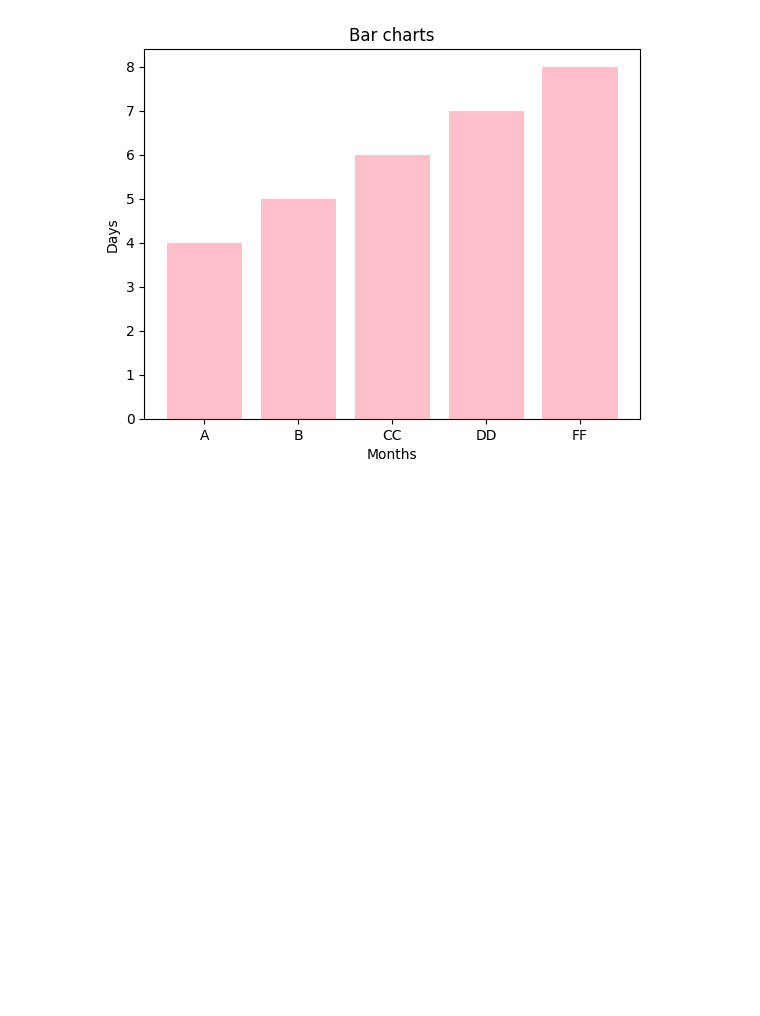
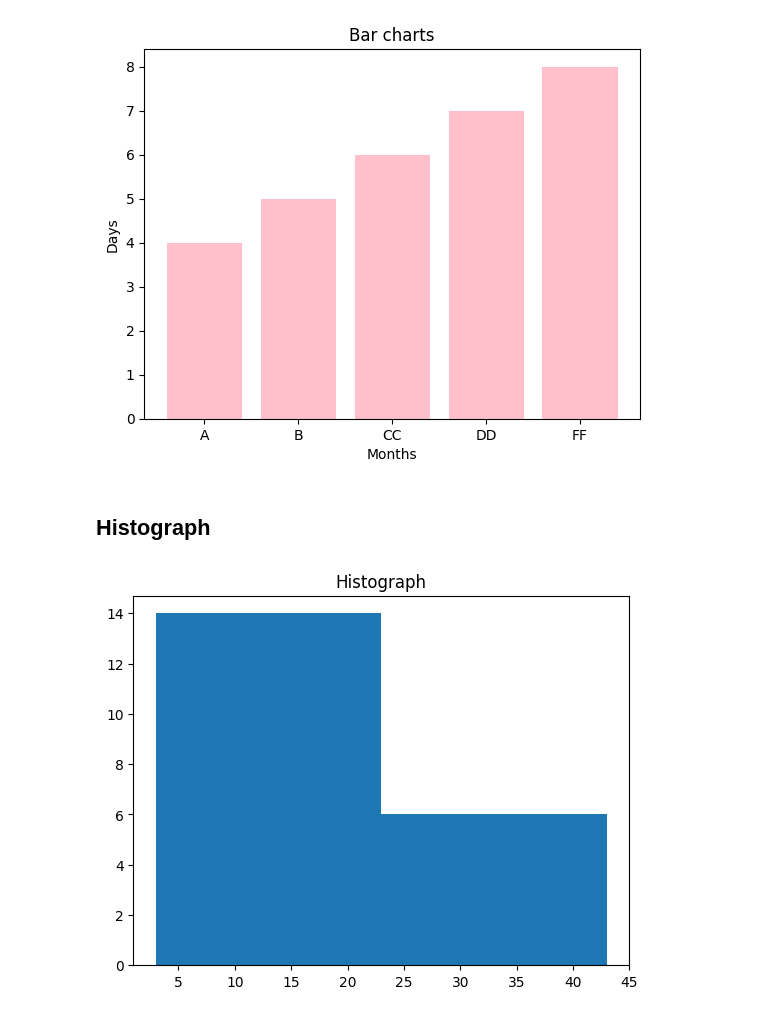
Before and after one commit to bhavneetv/python-advance, a Jupyter notebook: mathplot/first.ipynb, the cells around one changed output. Saved outputs shown, nothing was run; the diff lists cells and outputs as text; code cells hidden in the pictures; blank space fills up the shorter version.

Commit message:
Learn Pie, Histograph

```diff
--- a/mathplot/first.ipynb
+++ b/mathplot/first.ipynb
@@ -51,3 +51,12 @@ plt.ylabel("Days")
 plt.show()
 # %% [output]
 [figure]
+# %% [markdown]
+## Histograph
+# %%
+xx = [3,4,3,4,3,4,34,34,4,34,43,4,3,4,3,43,4,3,4,23]
+plt.hist(xx,bins=2)
+plt.title("Histograph")
+plt.show()
+# %% [output]
+[figure, added]
```
Also changed, not shown: parts of 2 cells of this notebook.
